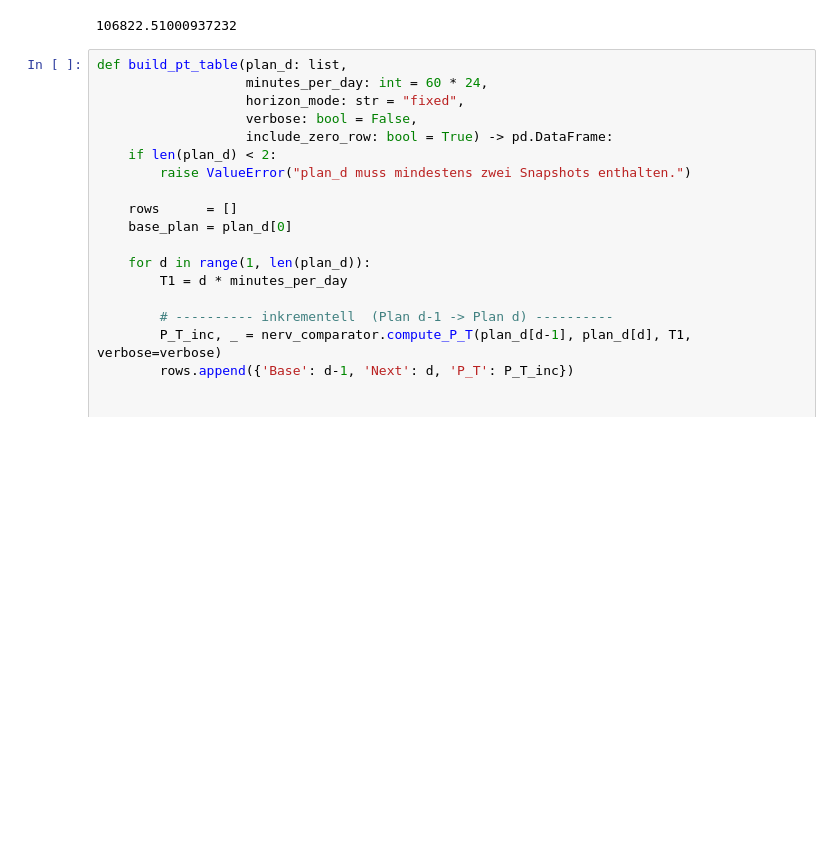
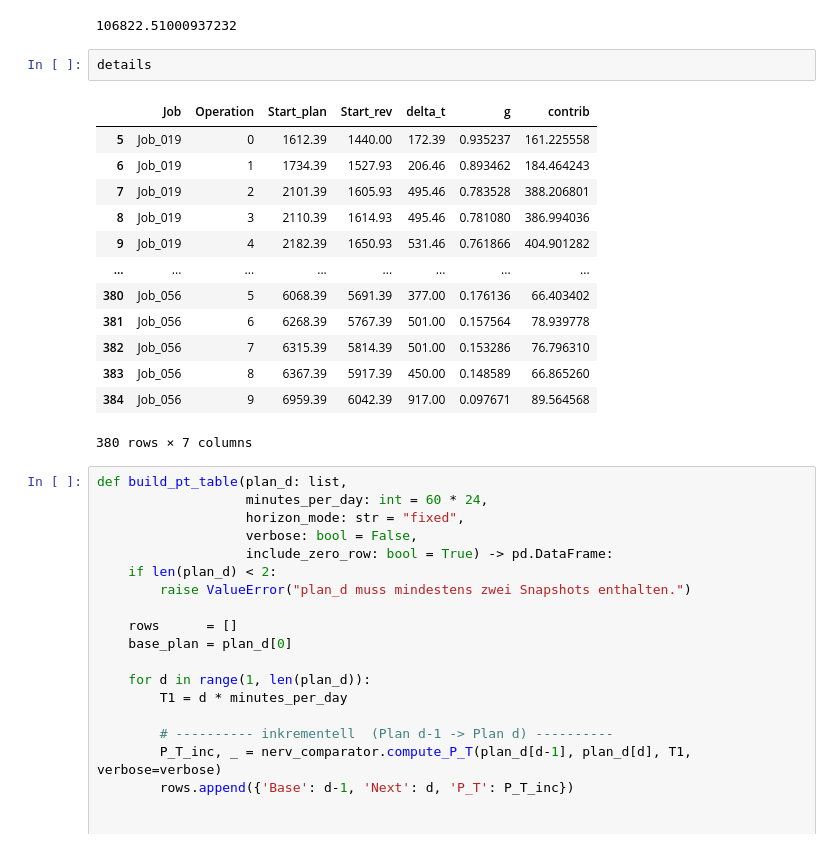
Before and after one commit to konrad-adamski/HTWD_JSSP, a Jupyter notebook: 02_Mai/01_Nervousness/02_Nervousness Comparison Hwangbo.ipynb, the cells around one changed output. Cells and saved outputs as stored; diff of their text form; blank space fills up the shorter version.

```diff
--- a/02_Mai/01_Nervousness/02_Nervousness Comparison Hwangbo.ipynb
+++ b/02_Mai/01_Nervousness/02_Nervousness Comparison Hwangbo.ipynb
@@ -112,6 +112,22 @@ Job_019          4   2,182.39  1,650.93  531.46 0.762  404.90
 P_T (Summe)              :    106822.51
 ======================================================================
 106822.51000937232
+# %%
+details
+# %% [output]
+|  | Job | Operation | Start_plan | Start_rev | delta_t | g | contrib |
+| 5 | Job_019 | 0 | 1612.39 | 1440.00 | 172.39 | 0.935237 | 161.225558 |
+| 6 | Job_019 | 1 | 1734.39 | 1527.93 | 206.46 | 0.893462 | 184.464243 |
+| 7 | Job_019 | 2 | 2101.39 | 1605.93 | 495.46 | 0.783528 | 388.206801 |
+| 8 | Job_019 | 3 | 2110.39 | 1614.93 | 495.46 | 0.781080 | 386.994036 |
+| 9 | Job_019 | 4 | 2182.39 | 1650.93 | 531.46 | 0.761866 | 404.901282 |
+| ... | ... | ... | ... | ... | ... | ... | ... |
+| 380 | Job_056 | 5 | 6068.39 | 5691.39 | 377.00 | 0.176136 | 66.403402 |
+| 381 | Job_056 | 6 | 6268.39 | 5767.39 | 501.00 | 0.157564 | 78.939778 |
+| 382 | Job_056 | 7 | 6315.39 | 5814.39 | 501.00 | 0.153286 | 76.796310 |
+| 383 | Job_056 | 8 | 6367.39 | 5917.39 | 450.00 | 0.148589 | 66.865260 |
+| 384 | Job_056 | 9 | 6959.39 | 6042.39 | 917.00 | 0.097671 | 89.564568 |
+380 rows × 7 columns
 # %%
 def build_pt_table(plan_d: list,
                    minutes_per_day: int = 60 * 24,
```
Also changed, not shown: parts of 7 cells of this notebook, 4 other files.
